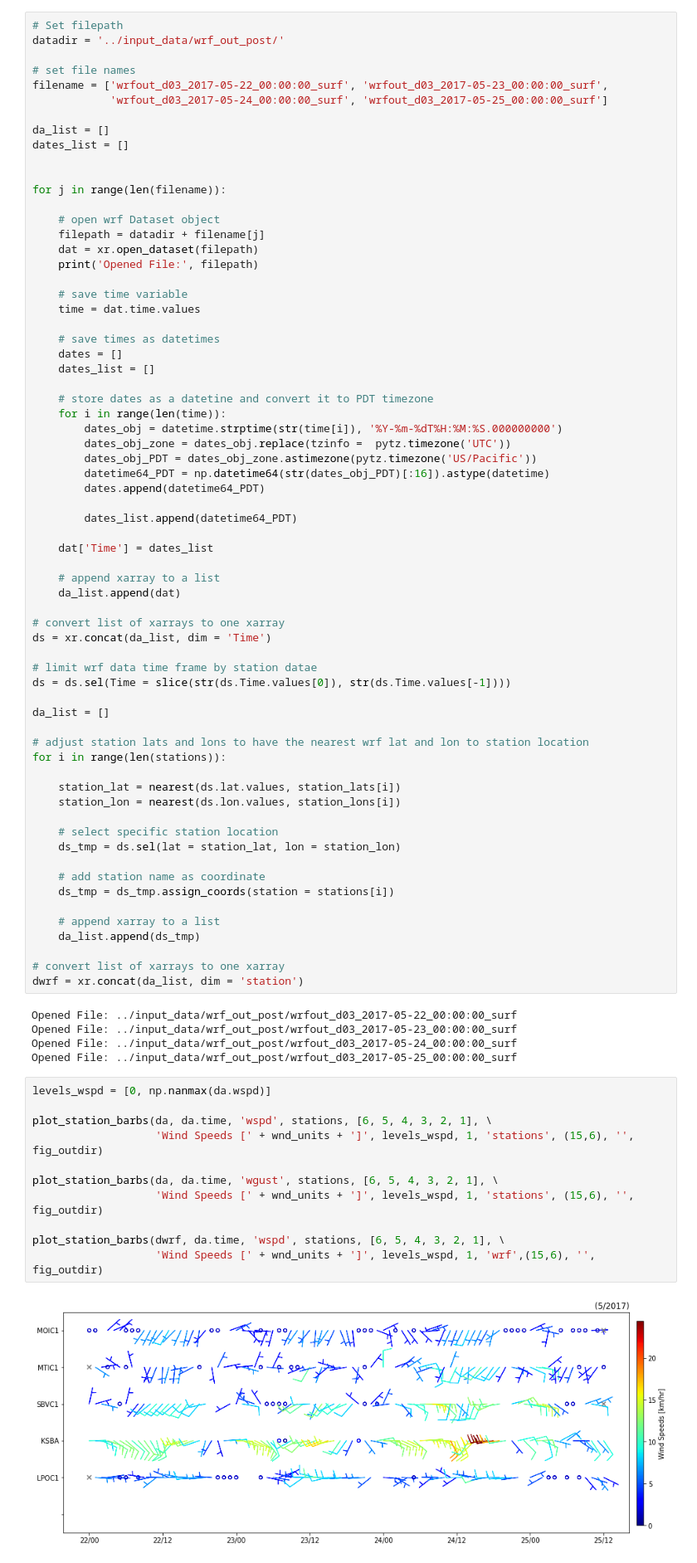
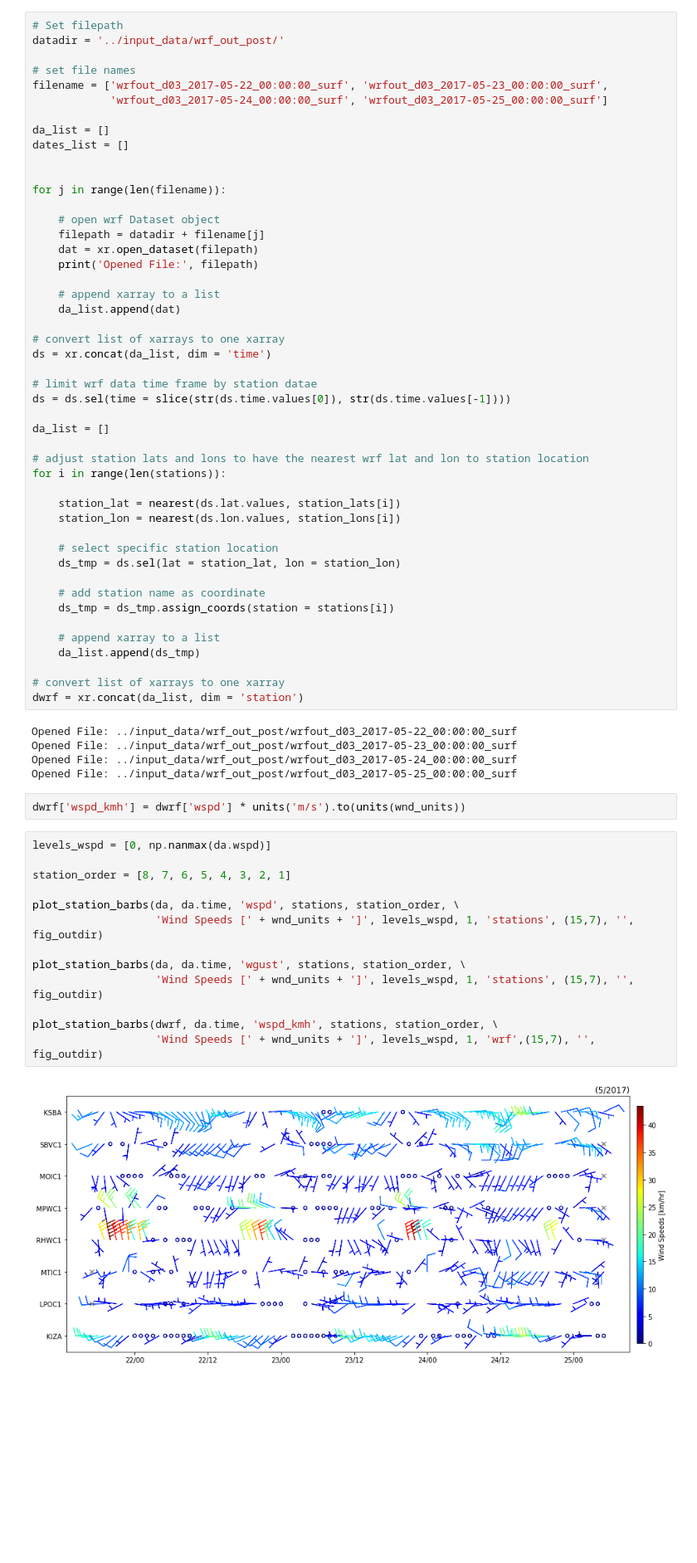
Before and after one commit to mmcoello/spring_2021, a Jupyter notebook: geog_288cj/plotting/analysis/station_data_v_wrf.ipynb, the cells around one changed output. Shown at 83% size. Cells and saved outputs as stored; diff of their text form; blank space fills up the shorter version.

Commit message:
got station verses wrf code working correctly and organized station orders nicely. moved over a topography inset map code

```diff
--- a/geog_288cj/plotting/analysis/station_data_v_wrf.ipynb
+++ b/geog_288cj/plotting/analysis/station_data_v_wrf.ipynb
@@ -344,33 +348,14 @@ for j in range(len(filename)):
     dat = xr.open_dataset(filepath)
     print('Opened File:', filepath)
 
-    # save time variable
-    time = dat.time.values
-
-    # save times as datetimes
-    dates = []
-    dates_list = []
-
-    # store dates as a datetine and convert it to PDT timezone
-    for i in range(len(time)):
-        dates_obj = datetime.strptime(str(time[i]), '%Y-%m-%dT%H:%M:%S.000000000')
-        dates_obj_zone = dates_obj.replace(tzinfo =  pytz.timezone('UTC'))
-        dates_obj_PDT = dates_obj_zone.astimezone(pytz.timezone('US/Pacific'))
-        datetime64_PDT = np.datetime64(str(dates_obj_PDT)[:16]).astype(datetime)
-        dates.append(datetime64_PDT)
-
-        dates_list.append(datetime64_PDT)
-
-    dat['Time'] = dates_list
-
     # append xarray to a list
     da_list.append(dat)
 
 # convert list of xarrays to one xarray
-ds = xr.concat(da_list, dim = 'Time')
+ds = xr.concat(da_list, dim = 'time')
 
 # limit wrf data time frame by station datae
-ds = ds.sel(Time = slice(str(ds.Time.values[0]), str(ds.Time.values[-1])))
+ds = ds.sel(time = slice(str(ds.time.values[0]), str(ds.time.values[-1])))
 
 da_list = []
 
@@ -396,16 +381,20 @@ Opened File: ../input_data/wrf_out_post/wrfout_d03_2017-05-22_00:00:00_surf
 Opened File: ../input_data/wrf_out_post/wrfout_d03_2017-05-23_00:00:00_surf
 Opened File: ../input_data/wrf_out_post/wrfout_d03_2017-05-24_00:00:00_surf
 Opened File: ../input_data/wrf_out_post/wrfout_d03_2017-05-25_00:00:00_surf
+# %%
+dwrf['wspd_kmh'] = dwrf['wspd'] * units('m/s').to(units(wnd_units))
 # %%
 levels_wspd = [0, np.nanmax(da.wspd)]
 
-plot_station_barbs(da, da.time, 'wspd', stations, [6, 5, 4, 3, 2, 1], \
-                   'Wind Speeds [' + wnd_units + ']', levels_wspd, 1, 'stations', (15,6), '', fig_outdir)
+station_order = [8, 7, 6, 5, 4, 3, 2, 1]
 
-plot_station_barbs(da, da.time, 'wgust', stations, [6, 5, 4, 3, 2, 1], \
-                   'Wind Speeds [' + wnd_units + ']', levels_wspd, 1, 'stations', (15,6), '', fig_outdir)
+plot_station_barbs(da, da.time, 'wspd', stations, station_order, \
+                   'Wind Speeds [' + wnd_units + ']', levels_wspd, 1, 'stations', (15,7), '', fig_outdir)
 
-plot_station_barbs(dwrf, da.time, 'wspd', stations, [6, 5, 4, 3, 2, 1], \
-                   'Wind Speeds [' + wnd_units + ']', levels_wspd, 1, 'wrf',(15,6), '', fig_outdir)
+plot_station_barbs(da, da.time, 'wgust', stations, station_order, \
+                   'Wind Speeds [' + wnd_units + ']', levels_wspd, 1, 'stations', (15,7), '', fig_outdir)
+
+plot_station_barbs(dwrf, da.time, 'wspd_kmh', stations, station_order, \
+                   'Wind Speeds [' + wnd_units + ']', levels_wspd, 1, 'wrf',(15,7), '', fig_outdir)
 # %% [output]
-[figure, old version]
+[figure, new version]
```
Also changed, not shown: parts of 3 cells of this notebook, 16 other files.
